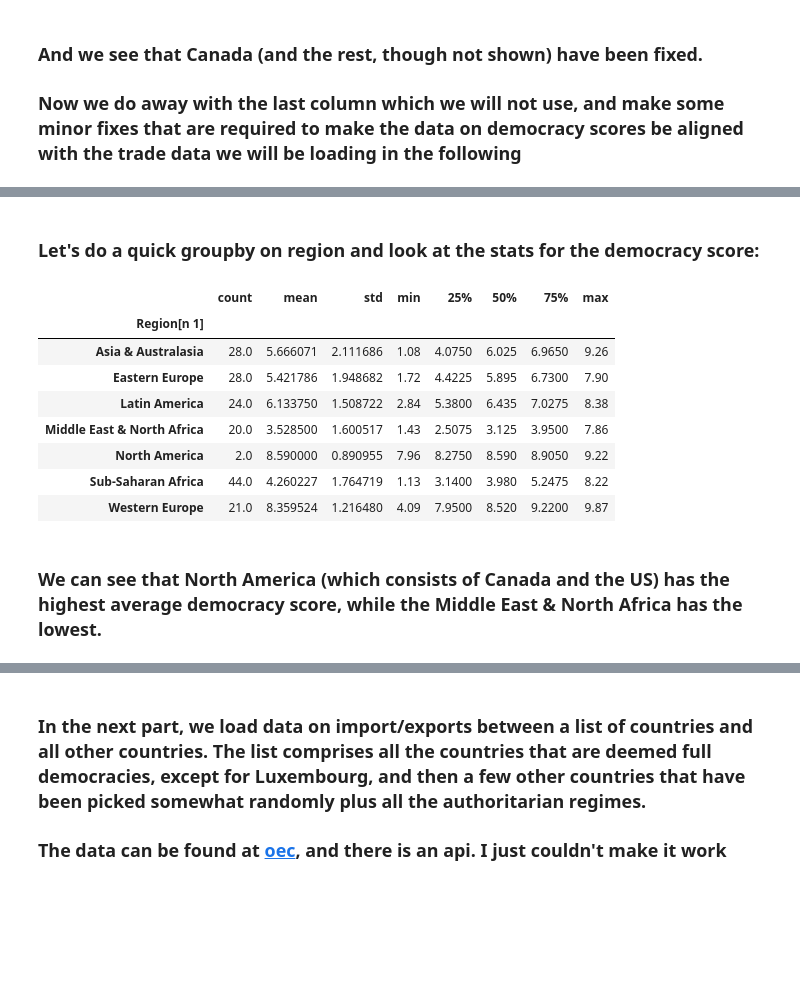
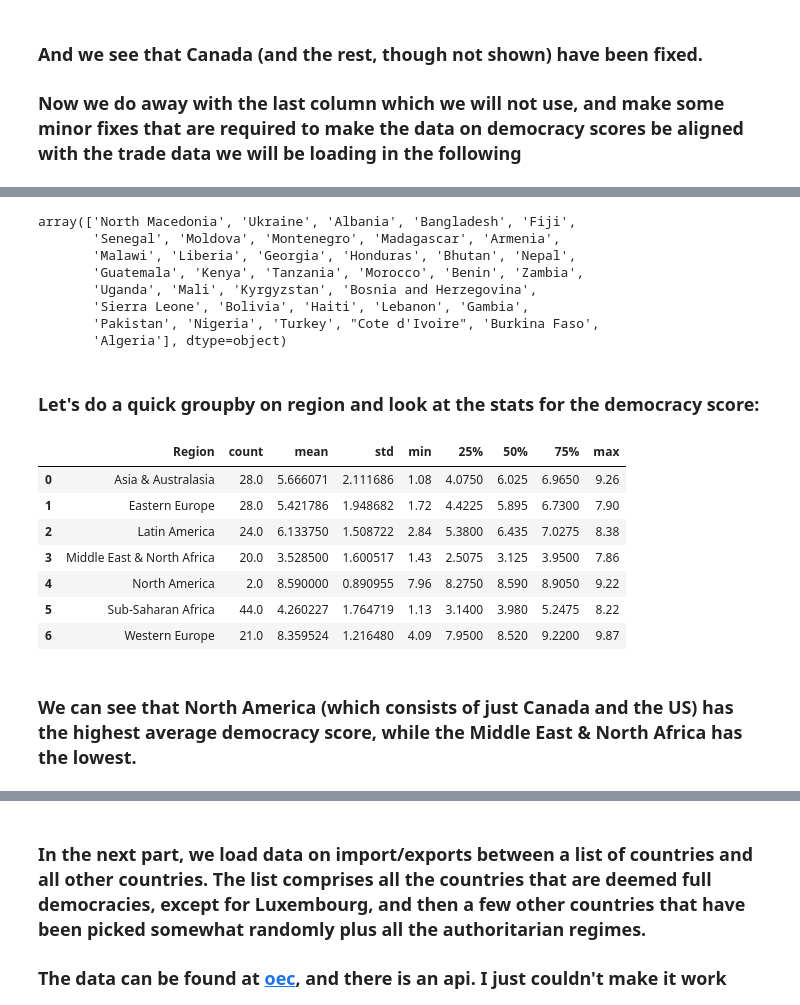
Before and after one commit to Kenneth-HM-Nielsen/Neo4j, a Jupyter notebook: Playing Around with Neo4j.ipynb, the cells around one changed output, grey strips where cells are left out. Drawn from its saved outputs; the diff is of its cells as text; code cells hidden in the pictures; blank space fills up the shorter version.

```diff
--- a/Playing Around with Neo4j.ipynb
+++ b/Playing Around with Neo4j.ipynb
@@ -101,4 +109,9 @@ demo_df.loc[demo_df['Country']=='Myanmar', 'Country'] = 'Burma'
 demo_df.loc[demo_df['Country']=='South Korea[n 2]', 'Country'] = 'South Korea'
 demo_df.loc[demo_df['Country'].str.contains('Ivory'), 'Country'] = 'Cote d\'Ivoire'
 demo_df.loc[demo_df['Country'].str.contains('Cze'), 'Country'] = 'Czechia'
-# demo_df.columns
+demo_df['Score'] = demo_df['Score'].astype(float)
+demo_df.rename(columns={'Electoral processand pluralism': 'Electoral process and pluralism',
+       'Functio­ning ofgovern­ment': 'Functioning of government', 'Politicalpartici­pation': 'Political participation',
+       'Politicalculture': 'Political culture', 'Civilliberties': 'Civil liberties', 'Regimetype': 'Regime type', 'Region[n 1]': 'Region'},
+              inplace=True)
+demo_df.to_csv(os.getcwd() + r'\.Neo4jDesktop\demo_data.csv', index=False)
@@ -107,16 +134,26 @@ demo_df['Score'] = demo_df['Score'].astype(float)
+# %%
+demo_df.loc[demo_df['Regime type']=='Hybrid regime', 'Country'].values
+# %% [output]
+array(['North Macedonia', 'Ukraine', 'Albania', 'Bangladesh', 'Fiji',
+       'Senegal', 'Moldova', 'Montenegro', 'Madagascar', 'Armenia',
+       'Malawi', 'Liberia', 'Georgia', 'Honduras', 'Bhutan', 'Nepal',
+       'Guatemala', 'Kenya', 'Tanzania', 'Morocco', 'Benin', 'Zambia',
+       'Uganda', 'Mali', 'Kyrgyzstan', 'Bosnia and Herzegovina',
+       'Sierra Leone', 'Bolivia', 'Haiti', 'Lebanon', 'Gambia',
+       'Pakistan', 'Nigeria', 'Turkey', "Cote d'Ivoire", 'Burkina Faso',
+       'Algeria'], dtype=object)
 # %% [markdown]
 ### Let's do a quick groupby on region and look at the stats for the democracy score:
 # %%
-demo_df.groupby('Region[n 1]')['Score'].describe()
+demo_df.groupby('Region')['Score'].describe().reset_index()
 # %% [output]
-|  | count | mean | std | min | 25% | 50% | 75% | max |
-| Region[n 1] |  |  |  |  |  |  |  |  |
-| Asia & Australasia | 28.0 | 5.666071 | 2.111686 | 1.08 | 4.0750 | 6.025 | 6.9650 | 9.26 |
-| Eastern Europe | 28.0 | 5.421786 | 1.948682 | 1.72 | 4.4225 | 5.895 | 6.7300 | 7.90 |
-| Latin America | 24.0 | 6.133750 | 1.508722 | 2.84 | 5.3800 | 6.435 | 7.0275 | 8.38 |
-| Middle East & North Africa | 20.0 | 3.528500 | 1.600517 | 1.43 | 2.5075 | 3.125 | 3.9500 | 7.86 |
-| North America | 2.0 | 8.590000 | 0.890955 | 7.96 | 8.2750 | 8.590 | 8.9050 | 9.22 |
-| Sub-Saharan Africa | 44.0 | 4.260227 | 1.764719 | 1.13 | 3.1400 | 3.980 | 5.2475 | 8.22 |
-| Western Europe | 21.0 | 8.359524 | 1.216480 | 4.09 | 7.9500 | 8.520 | 9.2200 | 9.87 |
+|  | Region | count | mean | std | min | 25% | 50% | 75% | max |
+| 0 | Asia & Australasia | 28.0 | 5.666071 | 2.111686 | 1.08 | 4.0750 | 6.025 | 6.9650 | 9.26 |
+| 1 | Eastern Europe | 28.0 | 5.421786 | 1.948682 | 1.72 | 4.4225 | 5.895 | 6.7300 | 7.90 |
+| 2 | Latin America | 24.0 | 6.133750 | 1.508722 | 2.84 | 5.3800 | 6.435 | 7.0275 | 8.38 |
+| 3 | Middle East & North Africa | 20.0 | 3.528500 | 1.600517 | 1.43 | 2.5075 | 3.125 | 3.9500 | 7.86 |
+| 4 | North America | 2.0 | 8.590000 | 0.890955 | 7.96 | 8.2750 | 8.590 | 8.9050 | 9.22 |
+| 5 | Sub-Saharan Africa | 44.0 | 4.260227 | 1.764719 | 1.13 | 3.1400 | 3.980 | 5.2475 | 8.22 |
+| 6 | Western Europe | 21.0 | 8.359524 | 1.216480 | 4.09 | 7.9500 | 8.520 | 9.2200 | 9.87 |
 # %% [markdown]
-### We can see that North America (which consists of Canada and the US) has the highest average democracy score, while the Middle East & North Africa has the lowest.
+### We can see that North America (which consists of just Canada and the US) has the highest average democracy score, while the Middle East & North Africa has the lowest.
```
Also changed, not shown: parts of 68 cells of this notebook.
